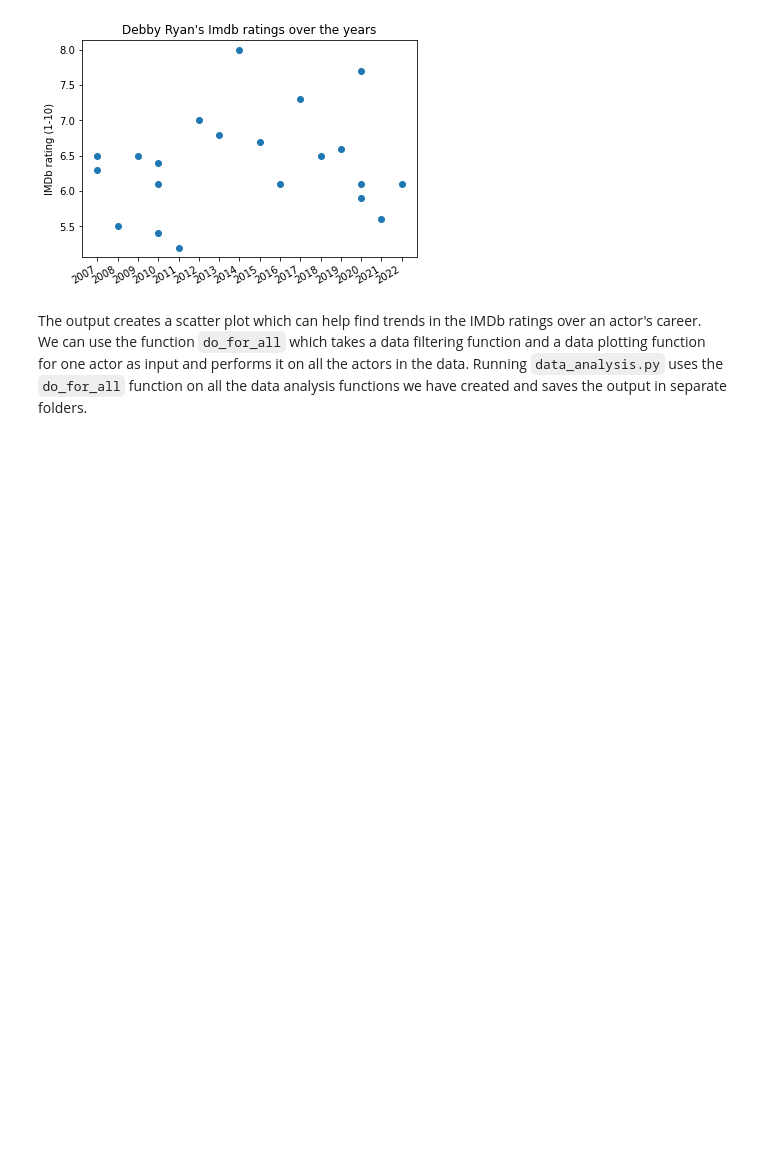
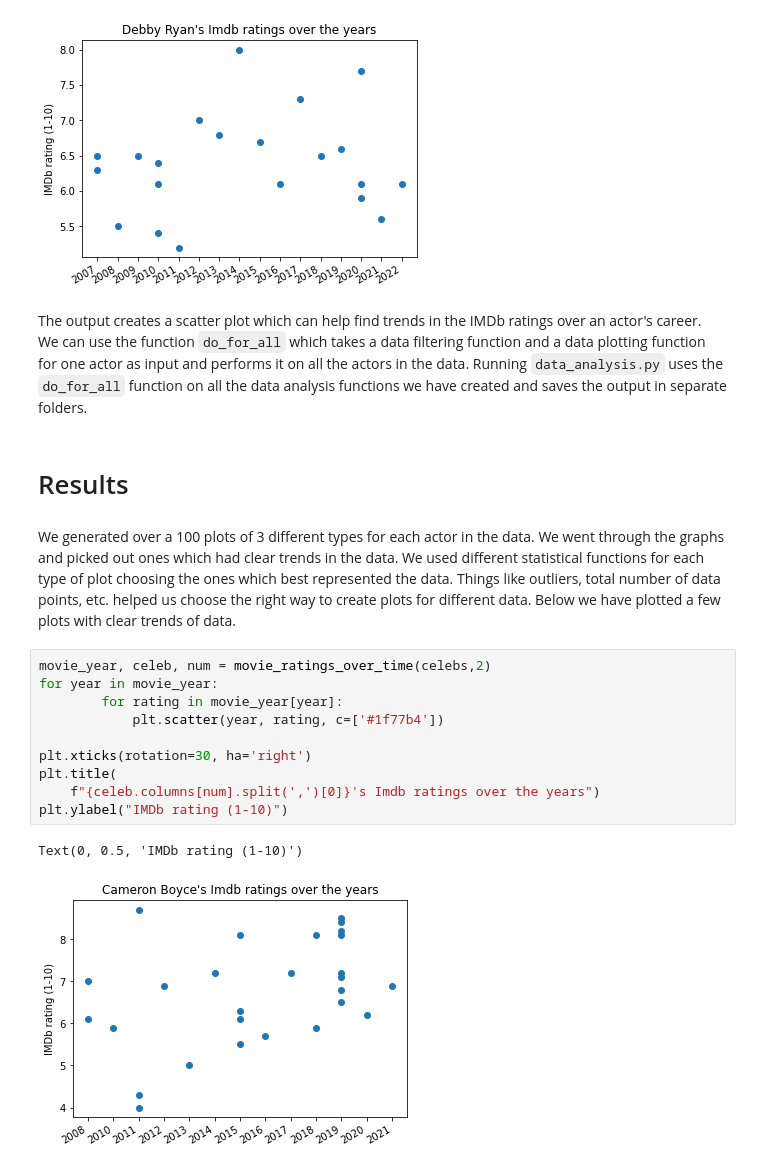
Before and after one commit to olincollege/disney-stars-success, a Jupyter notebook: disney-stars-success.ipynb, the cells around one changed output. Saved outputs shown, nothing was run; the diff lists cells and outputs as text; blank space fills up the shorter version.

```diff
--- a/disney-stars-success.ipynb
+++ b/disney-stars-success.ipynb
@@ -86,3 +88,20 @@ plt.show()
 # %% [markdown]
 The output creates a scatter plot which can help find trends in the IMDb ratings over an actor's career.
 We can use the function `do_for_all` which takes a data filtering function and a data plotting function for one actor as input and performs it on all the actors in the data. Running `data_analysis.py` uses the `do_for_all` function on all the data analysis functions we have created and saves the output in separate folders.
+# %% [markdown]
+# Results
+# %% [markdown]
+We generated over a 100 plots of 3 different types for each actor in the data. We went through the graphs and picked out ones which had clear trends in the data. We used different statistical functions for each type of plot choosing the ones which best represented the data. Things like outliers, total number of data points, etc. helped us choose the right way to create plots for different data. Below we have plotted a few plots with clear trends of data.
+# %%
+movie_year, celeb, num = movie_ratings_over_time(celebs,2)
+for year in movie_year:
+        for rating in movie_year[year]:
+            plt.scatter(year, rating, c=['#1f77b4'])
+
+plt.xticks(rotation=30, ha='right')
+plt.title(
+    f"{celeb.columns[num].split(',')[0]}'s Imdb ratings over the years")
+plt.ylabel("IMDb rating (1-10)")
+# %% [output]
+Text(0, 0.5, 'IMDb rating (1-10)')
+[figure, added]
```
Also changed, not shown: parts of 7 cells of this notebook, 1 other file.
